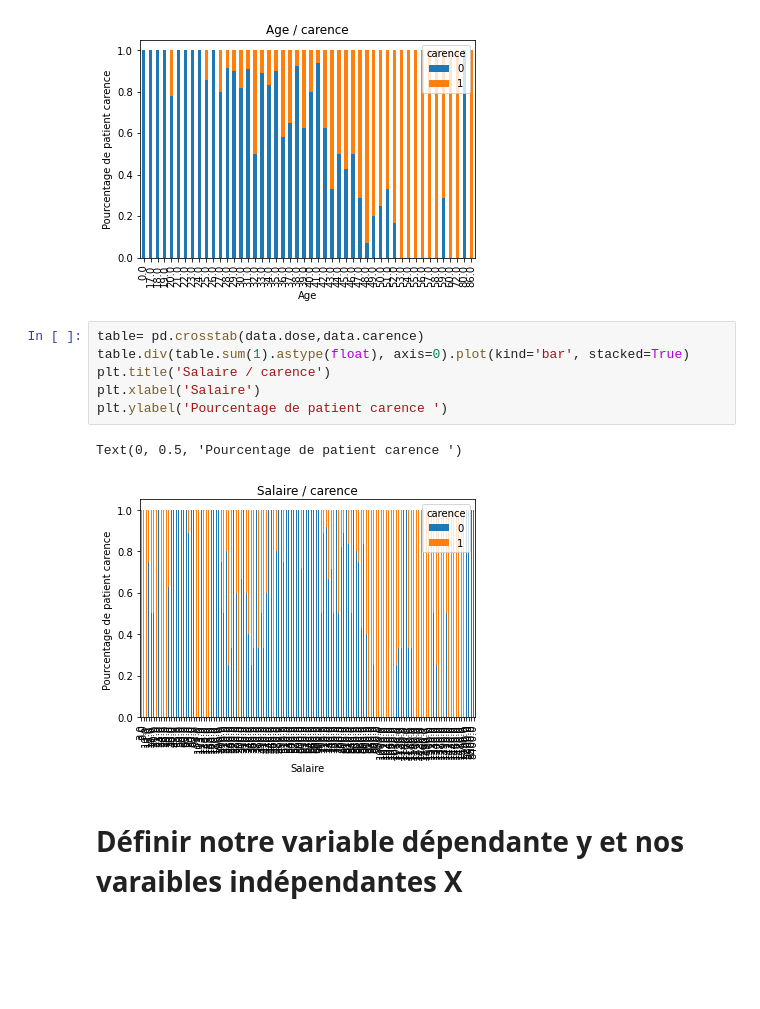
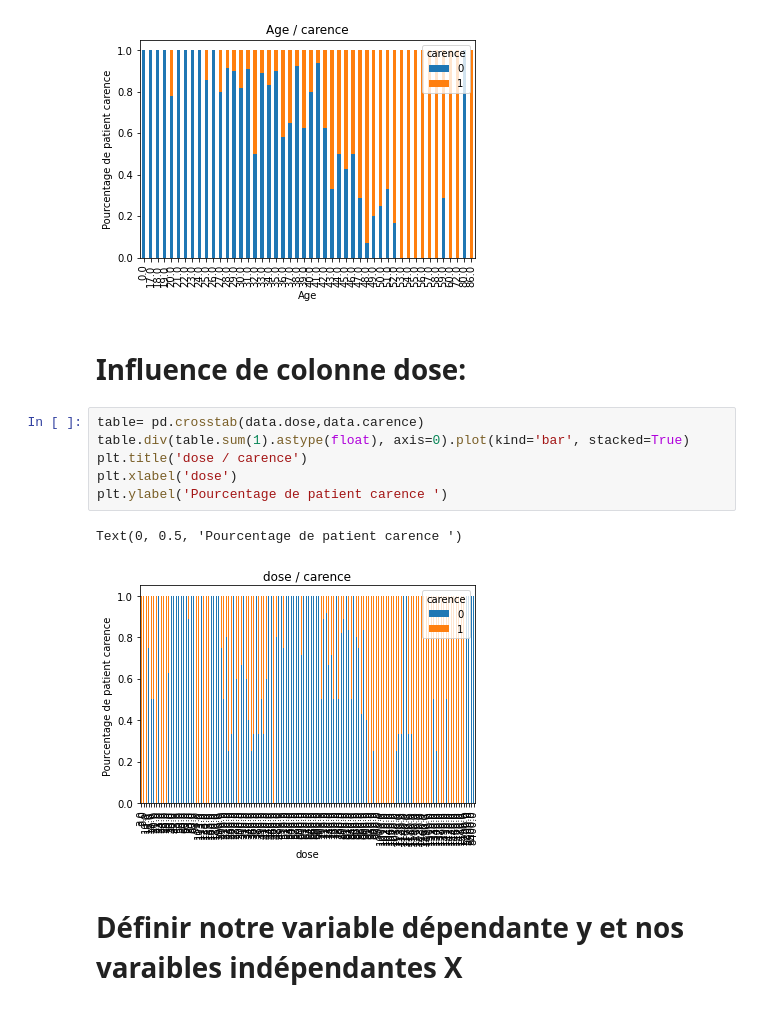
Before and after one commit to elmedianikhadija/PROJET_machine_learning, a Jupyter notebook: REGRESSION_LOGISTIQUE_final2.ipynb, the cells around one changed output. Cells and saved outputs as stored; diff of their text form; blank space fills up the shorter version.

```diff
--- a/REGRESSION_LOGISTIQUE_final2.ipynb
+++ b/REGRESSION_LOGISTIQUE_final2.ipynb
@@ -142,15 +146,17 @@ plt.ylabel('Pourcentage de patient carence')
 plt.savefig('Age-carence')
 # %% [output]
 [figure]
+# %% [markdown]
+# Influence de colonne dose:
 # %%
 table= pd.crosstab(data.dose,data.carence)
 table.div(table.sum(1).astype(float), axis=0).plot(kind='bar', stacked=True)
-plt.title('Salaire / carence')
-plt.xlabel('Salaire')
+plt.title('dose / carence')
+plt.xlabel('dose')
 plt.ylabel('Pourcentage de patient carence ')
 # %% [output]
 Text(0, 0.5, 'Pourcentage de patient carence ')
-[figure, old version]
+[figure, new version]
 # %% [markdown]
 # Définir notre variable dépendante y et nos varaibles indépendantes X
 # %%
```
Also changed, not shown: parts of 4 cells of this notebook.
